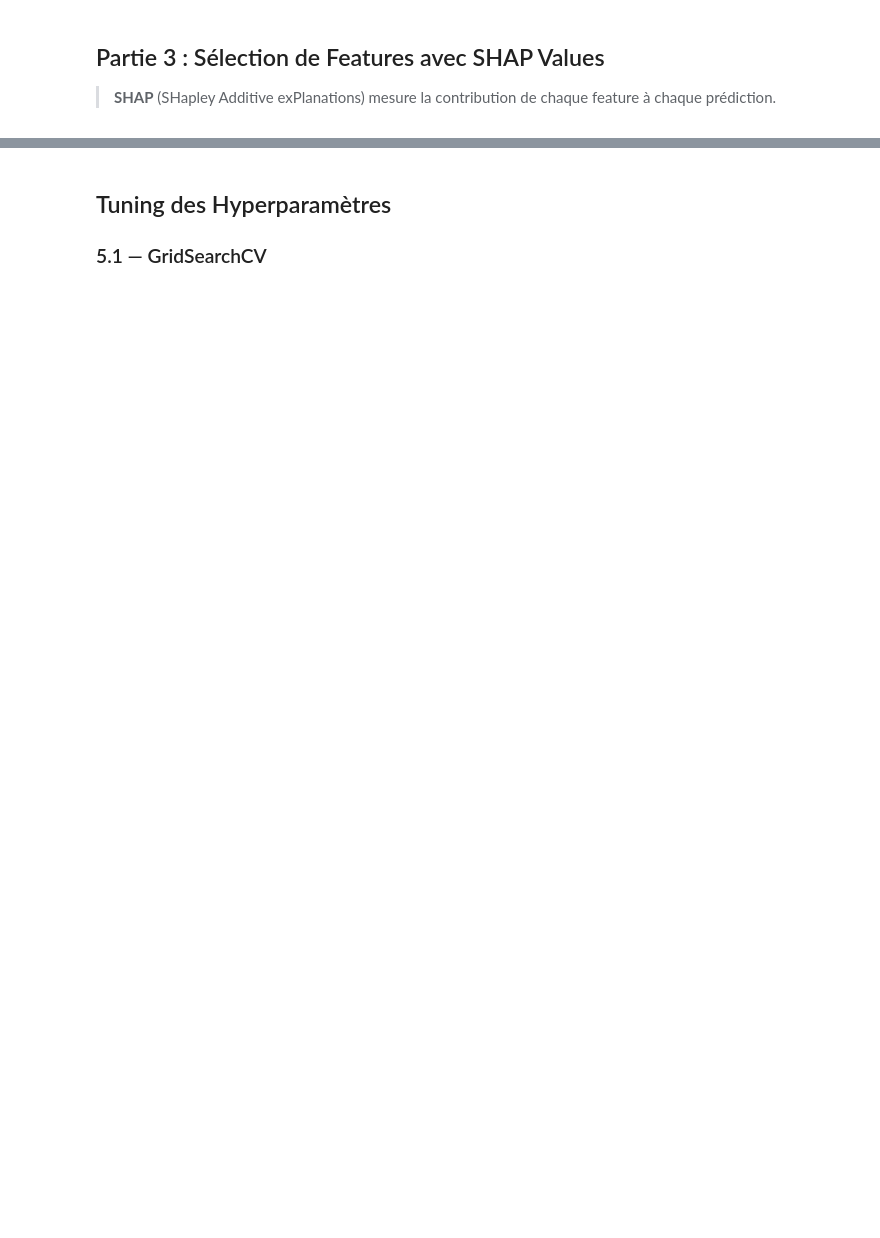
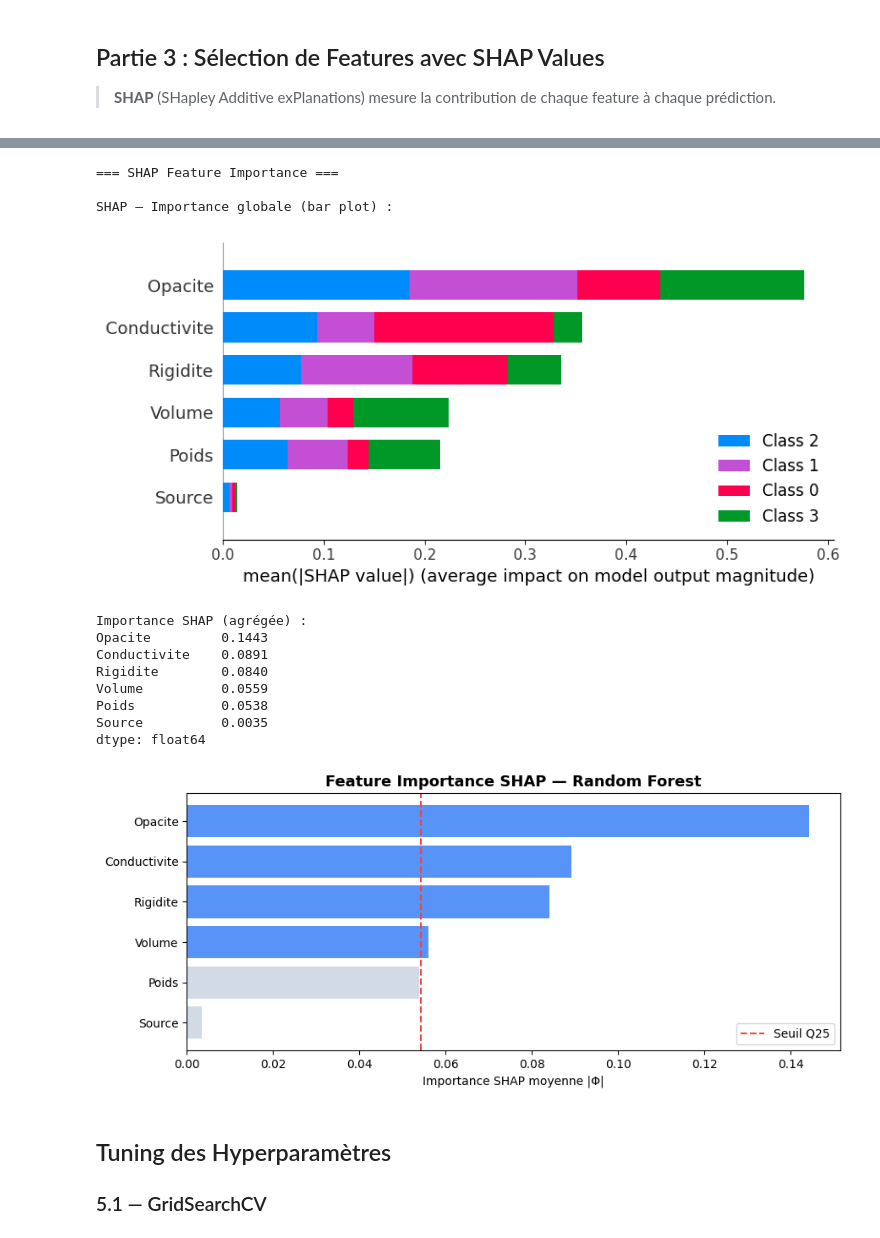
Before and after one commit to baccarifarah/eco-smart-classifier, a Jupyter notebook: src/modeling/classification.ipynb, the cells around one changed output, grey strips where cells are left out. Cells and saved outputs as stored; diff of their text form; code cells hidden in the pictures; blank space fills up the shorter version.

```diff
--- a/src/modeling/classification.ipynb
+++ b/src/modeling/classification.ipynb
@@ -497,3 +510,82 @@ ExplainerError: Additivity check failed in TreeExplainer! Please ensure the data
+# %%
+if SHAP_AVAILABLE:
+    print("=== SHAP Feature Importance ===")
+
+    # Entraîner RF pour SHAP (si best n'est pas RF)
+    model_rf_shap = RandomForestClassifier(random_state=42, class_weight='balanced')
+    model_rf_shap.fit(X_train_scaled, y_train)
+
+    explainer  = shap.TreeExplainer(model_rf_shap)
+    shap_values = explainer.shap_values(X_test_scaled)
+
+    # Gestion multi-classe
+    sv = shap_values[0] if isinstance(shap_values, list) else shap_values
+
+    # ── SHAP Summary Plot (bar) ──
+    print("\nSHAP — Importance globale (bar plot) :")
+    shap.summary_plot(sv, X_test_scaled, feature_names=X.columns.tolist(),
+                      plot_type="bar", show=True)
+
+
+
+    # Calcul de l'importance agrégée
+    if sv.ndim == 3:
+        importance_arr = np.abs(sv).mean(axis=(0, 2))
+    else:
+        importance_arr = np.abs(sv).mean(axis=0)
+
+    shap_importance = pd.Series(importance_arr, index=X.columns).sort_values(ascending=False)
+
+    print("\nImportance SHAP (agrégée) :")
+    print(shap_importance.round(4))
+
+   # Palette couleurs (à ajouter)
+PALETTE = ['#3B82F6', '#10B981', '#EF4444']
+
+# ── Graphique SHAP importance bar custom ──
+fig, ax = plt.subplots(figsize=(9, 4))
+
+threshold = shap_importance.quantile(0.25)
+
+colors = [
+    PALETTE[0] if v > threshold else '#CBD5E1'
+    for v in shap_importance.values
+]
+
+bars = ax.barh(
+    shap_importance.index[::-1],
+    shap_importance.values[::-1],
+    color=colors[::-1],
+    alpha=0.85
+)
+
+ax.axvline(
+    threshold,
+    color=PALETTE[2],
+    linestyle='--',
+    label='Seuil Q25'
+)
+
+ax.set_xlabel("Importance SHAP moyenne |Φ|")
+ax.set_title("Feature Importance SHAP — Random Forest", fontsize=13, fontweight='bold')
+ax.legend()
+
+plt.tight_layout()
+plt.show()
+# %% [output]
+=== SHAP Feature Importance ===
+
+SHAP — Importance globale (bar plot) :
+[figure, added]
+Importance SHAP (agrégée) :
+Opacite         0.1443
+Conductivite    0.0891
+Rigidite        0.0840
+Volume          0.0559
+Poids           0.0538
+Source          0.0035
+dtype: float64
+[figure, added]
 # %% [markdown]
 
 ##  Tuning des Hyperparamètres
```
Also changed, not shown: parts of 18 cells of this notebook.
